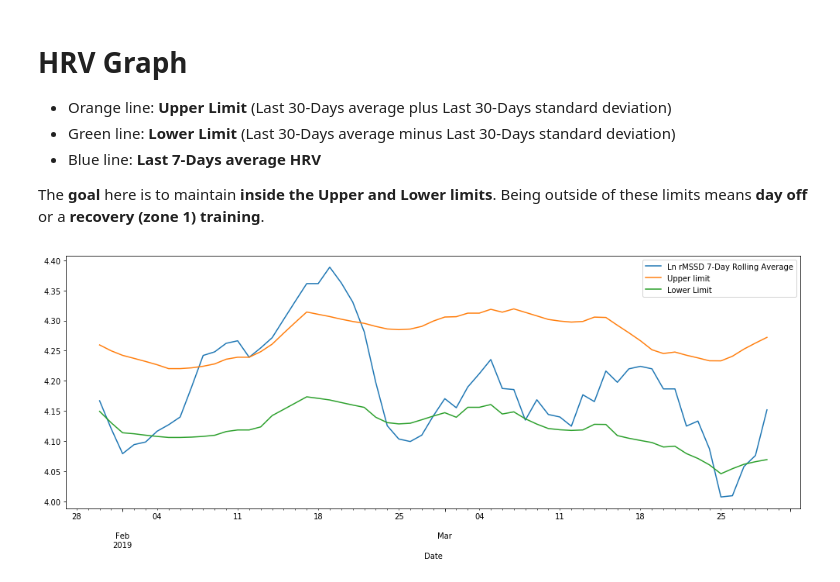
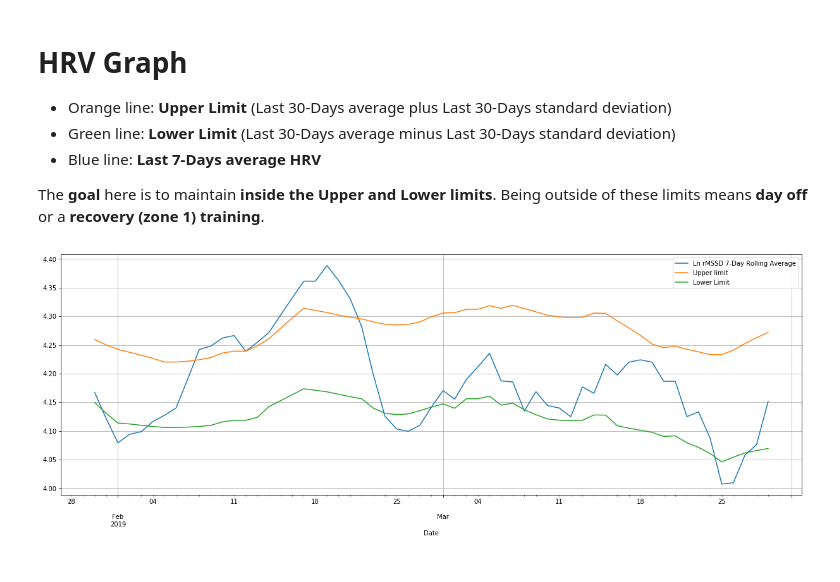
Before and after one commit to albertoivo/garmin-parser, a Jupyter notebook: hrv/HRV.ipynb, the cells around one changed output. Drawn from its saved outputs; the diff is of its cells as text; code cells hidden in the pictures.

```diff
--- a/hrv/HRV.ipynb
+++ b/hrv/HRV.ipynb
@@ -118,6 +149,6 @@ Name: Reading, dtype: float64
 The **goal** here is to maintain **inside the Upper and Lower limits**. Being outside of these limits means **day off** or a **recovery (zone 1) training**.
 # %%
 graph = df.dropna()
-graph[['Ln rMSSD 7-Day Rolling Average', 'Upper limit', 'Lower Limit']].plot(figsize=(17,6));
+graph[['Ln rMSSD 7-Day Rolling Average', 'Upper limit', 'Lower Limit']].plot(figsize=(21,7), grid=True);
 # %% [output]
-[figure, old version]
+[figure, new version]
```
Also changed, not shown: parts of 6 cells of this notebook, 1 other file.
